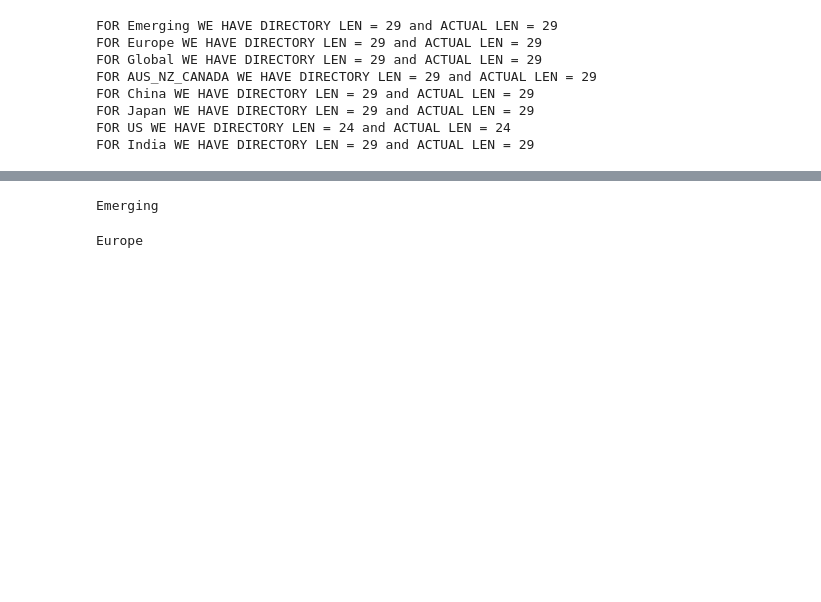
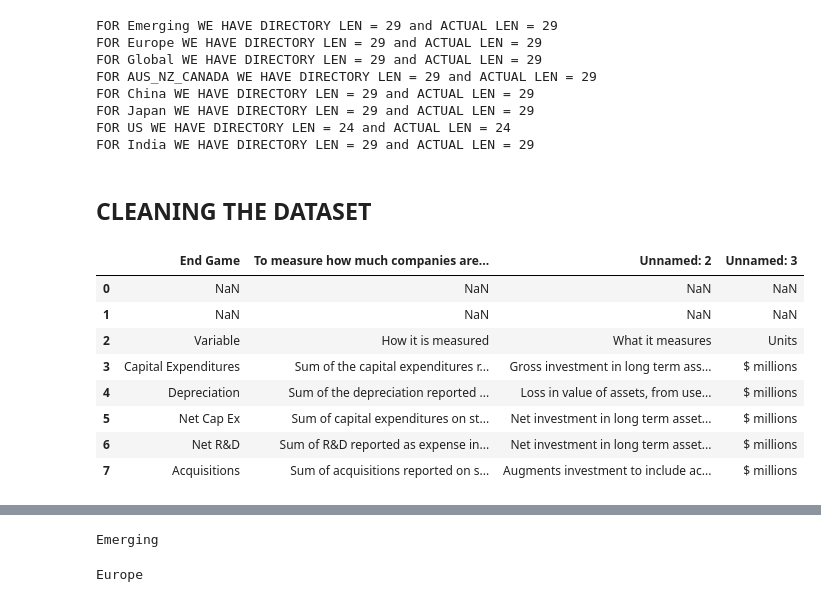
Before and after one commit to Athe-kunal/Text-to-SQL, a Jupyter notebook: text_to_sql.ipynb, the cells around one changed output, grey strips where cells are left out. Cells and saved outputs as stored; diff of their text form; code cells hidden in the pictures; blank space fills up the shorter version.

```diff
--- a/text_to_sql.ipynb
+++ b/text_to_sql.ipynb
@@ -92,3 +111,5 @@ FOR China WE HAVE DIRECTORY LEN = 29 and ACTUAL LEN = 29
 FOR Japan WE HAVE DIRECTORY LEN = 29 and ACTUAL LEN = 29
 FOR US WE HAVE DIRECTORY LEN = 24 and ACTUAL LEN = 24
 FOR India WE HAVE DIRECTORY LEN = 29 and ACTUAL LEN = 29
+# %% [markdown]
+## CLEANING THE DATASET
@@ -94,0 +118,13 @@ FOR India WE HAVE DIRECTORY LEN = 29 and ACTUAL LEN = 29
+# %%
+sn = 'Variables & FAQ'
+sample_excel.parse(sn).head(10)
+# %% [output]
+|  | End Game | To measure how much companies are... | Unnamed: 2 | Unnamed: 3 |
+| 0 | NaN | NaN | NaN | NaN |
+| 1 | NaN | NaN | NaN | NaN |
+| 2 | Variable | How it is measured | What it measures | Units |
+| 3 | Capital Expenditures | Sum of the capital expenditures r... | Gross investment in long term ass... | $ millions |
+| 4 | Depreciation | Sum of the depreciation reported ... | Loss in value of assets, from use... | $ millions |
+| 5 | Net Cap Ex | Sum of capital expenditures on st... | Net investment in long term asset... | $ millions |
+| 6 | Net R&D | Sum of R&D reported as expense in... | Net investment in long term asset... | $ millions |
+| 7 | Acquisitions | Sum of acquisitions reported on s... | Augments investment to include ac... | $ millions |
```
Also changed, not shown: parts of 45 cells of this notebook.
